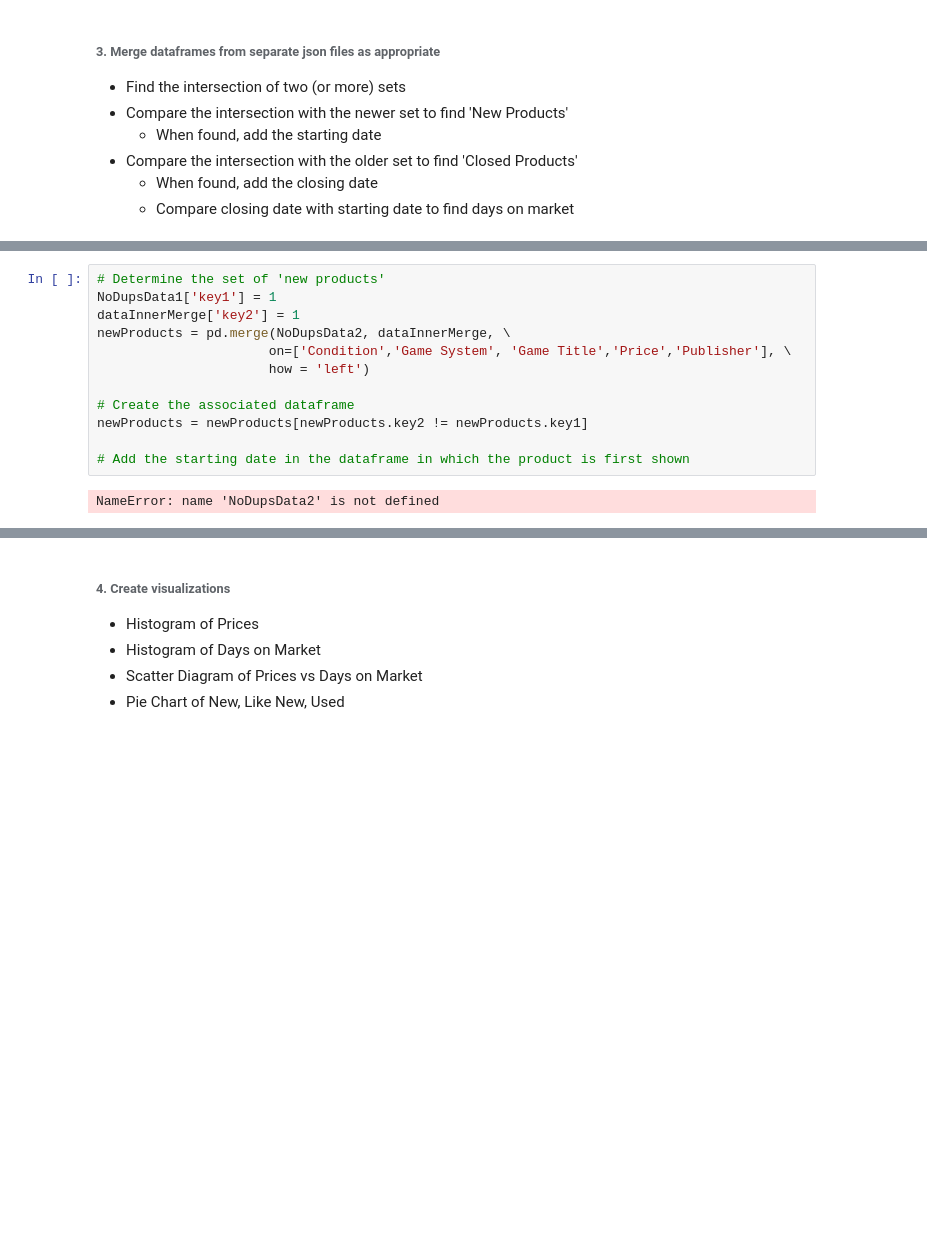
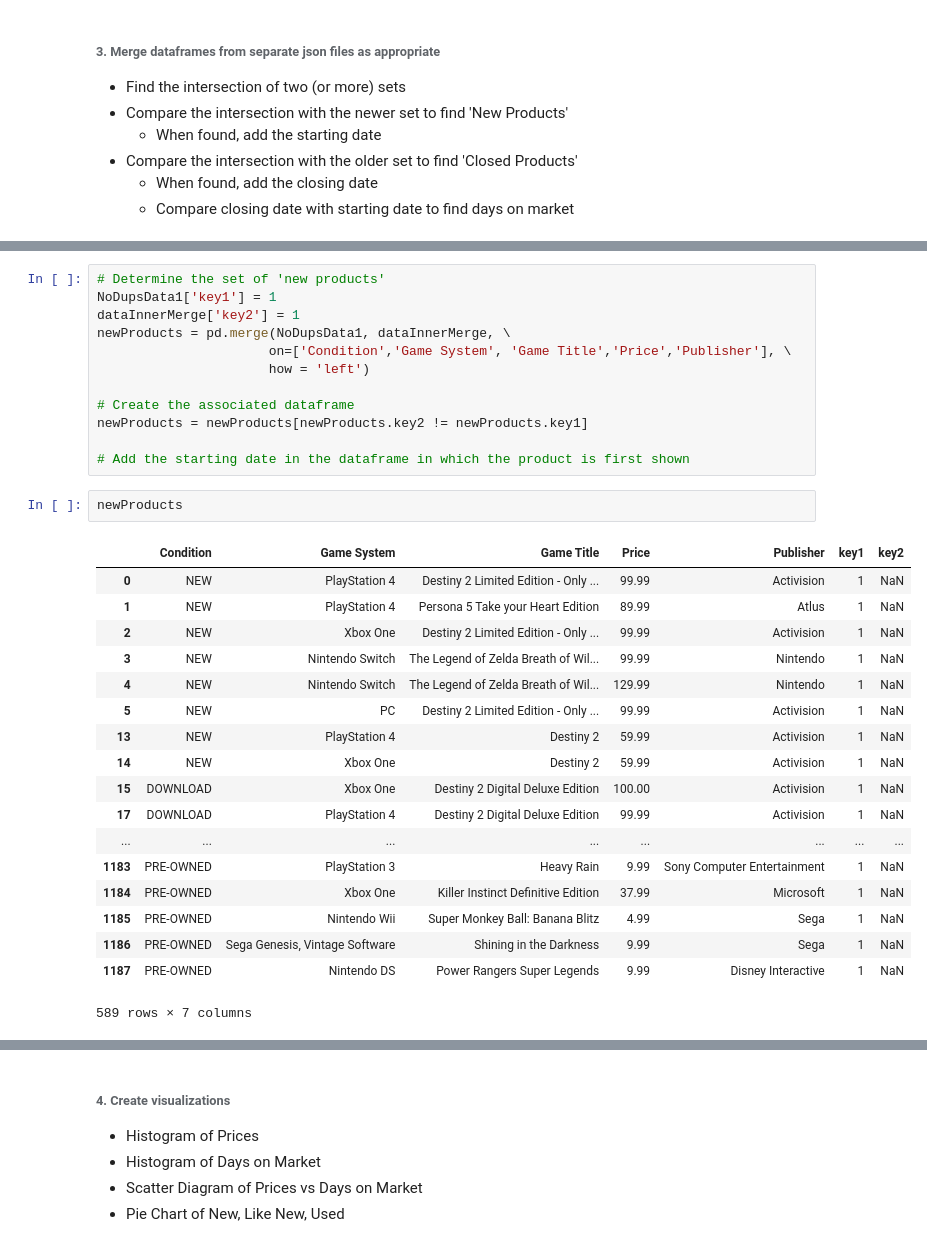
Before and after one commit to mnmohamed/WebProject_Mohamed, a Jupyter notebook: Jupyter Notebook/CreatingADataProject.ipynb, the cells around one changed output, grey strips where cells are left out. Saved outputs shown, nothing was run; the diff lists cells and outputs as text; blank space fills up the shorter version.

```diff
--- a/Jupyter Notebook/CreatingADataProject.ipynb
+++ b/Jupyter Notebook/CreatingADataProject.ipynb
@@ -232,7 +252,7 @@ dataInnerMerge = pd.merge(NoDupsData, NoDupsData1, \
 # Determine the set of 'new products'
 NoDupsData1['key1'] = 1
 dataInnerMerge['key2'] = 1
-newProducts = pd.merge(NoDupsData2, dataInnerMerge, \
+newProducts = pd.merge(NoDupsData1, dataInnerMerge, \
                       on=['Condition','Game System', 'Game Title','Price','Publisher'], \
                       how = 'left')
 
@@ -240,8 +260,27 @@ newProducts = pd.merge(NoDupsData2, dataInnerMerge, \
 newProducts = newProducts[newProducts.key2 != newProducts.key1]
 
 # Add the starting date in the dataframe in which the product is first shown
-# %% [output]
-NameError: name 'NoDupsData2' is not defined
+# %%
+newProducts
+# %% [output]
+|  | Condition | Game System | Game Title | Price | Publisher | key1 | key2 |
+| 0 | NEW | PlayStation 4 | Destiny 2 Limited Edition - Only ... | 99.99 | Activision | 1 | NaN |
+| 1 | NEW | PlayStation 4 | Persona 5 Take your Heart Edition | 89.99 | Atlus | 1 | NaN |
+| 2 | NEW | Xbox One | Destiny 2 Limited Edition - Only ... | 99.99 | Activision | 1 | NaN |
+| 3 | NEW | Nintendo Switch | The Legend of Zelda Breath of Wil... | 99.99 | Nintendo | 1 | NaN |
+| 4 | NEW | Nintendo Switch | The Legend of Zelda Breath of Wil... | 129.99 | Nintendo | 1 | NaN |
+| 5 | NEW | PC | Destiny 2 Limited Edition - Only ... | 99.99 | Activision | 1 | NaN |
+| 13 | NEW | PlayStation 4 | Destiny 2 | 59.99 | Activision | 1 | NaN |
+| 14 | NEW | Xbox One | Destiny 2 | 59.99 | Activision | 1 | NaN |
+| 15 | DOWNLOAD | Xbox One | Destiny 2 Digital Deluxe Edition | 100.00 | Activision | 1 | NaN |
+| 17 | DOWNLOAD | PlayStation 4 | Destiny 2 Digital Deluxe Edition | 99.99 | Activision | 1 | NaN |
+| ... | ... | ... | ... | ... | ... | ... | ... |
+| 1183 | PRE-OWNED | PlayStation 3 | Heavy Rain | 9.99 | Sony Computer Entertainment | 1 | NaN |
+| 1184 | PRE-OWNED | Xbox One | Killer Instinct Definitive Edition | 37.99 | Microsoft | 1 | NaN |
+| 1185 | PRE-OWNED | Nintendo Wii | Super Monkey Ball: Banana Blitz | 4.99 | Sega | 1 | NaN |
+| 1186 | PRE-OWNED | Sega Genesis, Vintage Software | Shining in the Darkness | 9.99 | Sega | 1 | NaN |
+| 1187 | PRE-OWNED | Nintendo DS | Power Rangers Super Legends | 9.99 | Disney Interactive | 1 | NaN |
+589 rows × 7 columns
 # %%
 # Determine the set of 'closed products'
 NoDupsData['key1'] = 1
```
Also changed, not shown: parts of 5 cells of this notebook.
